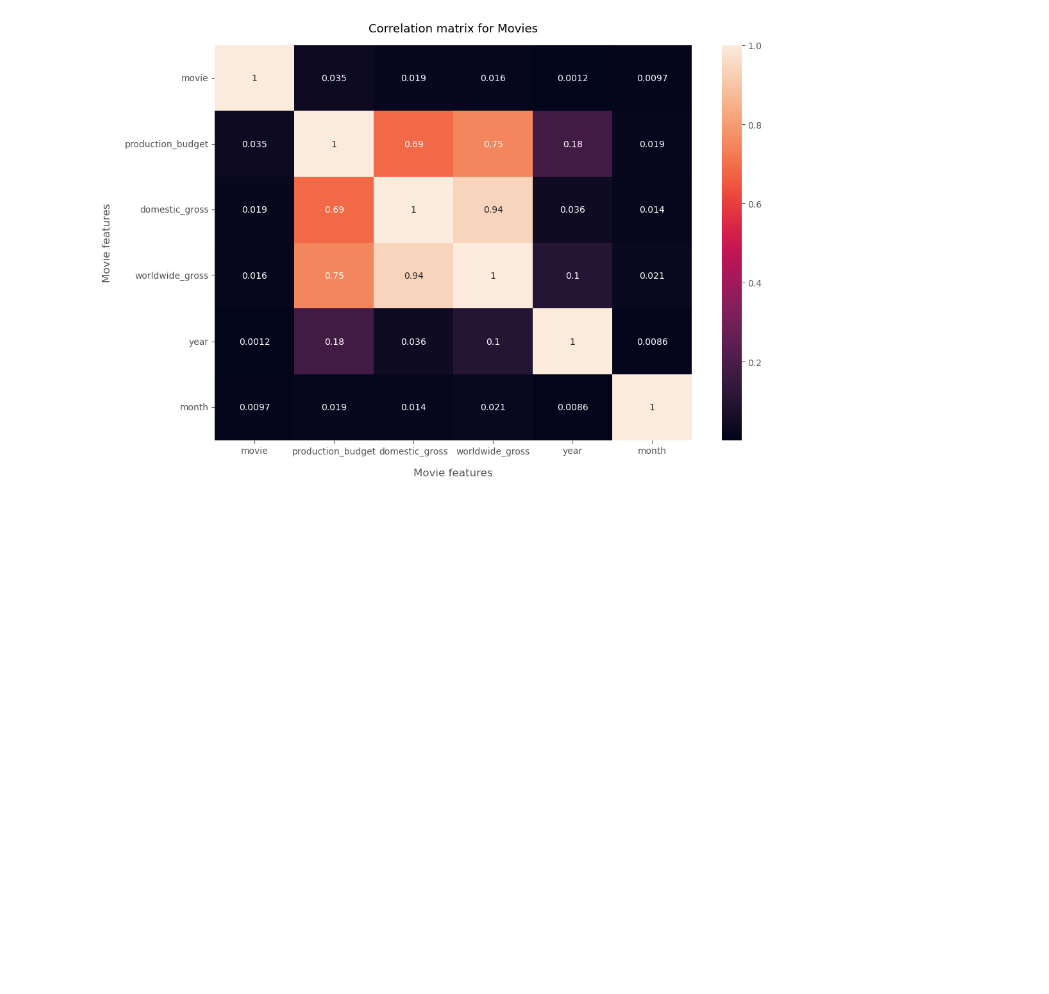
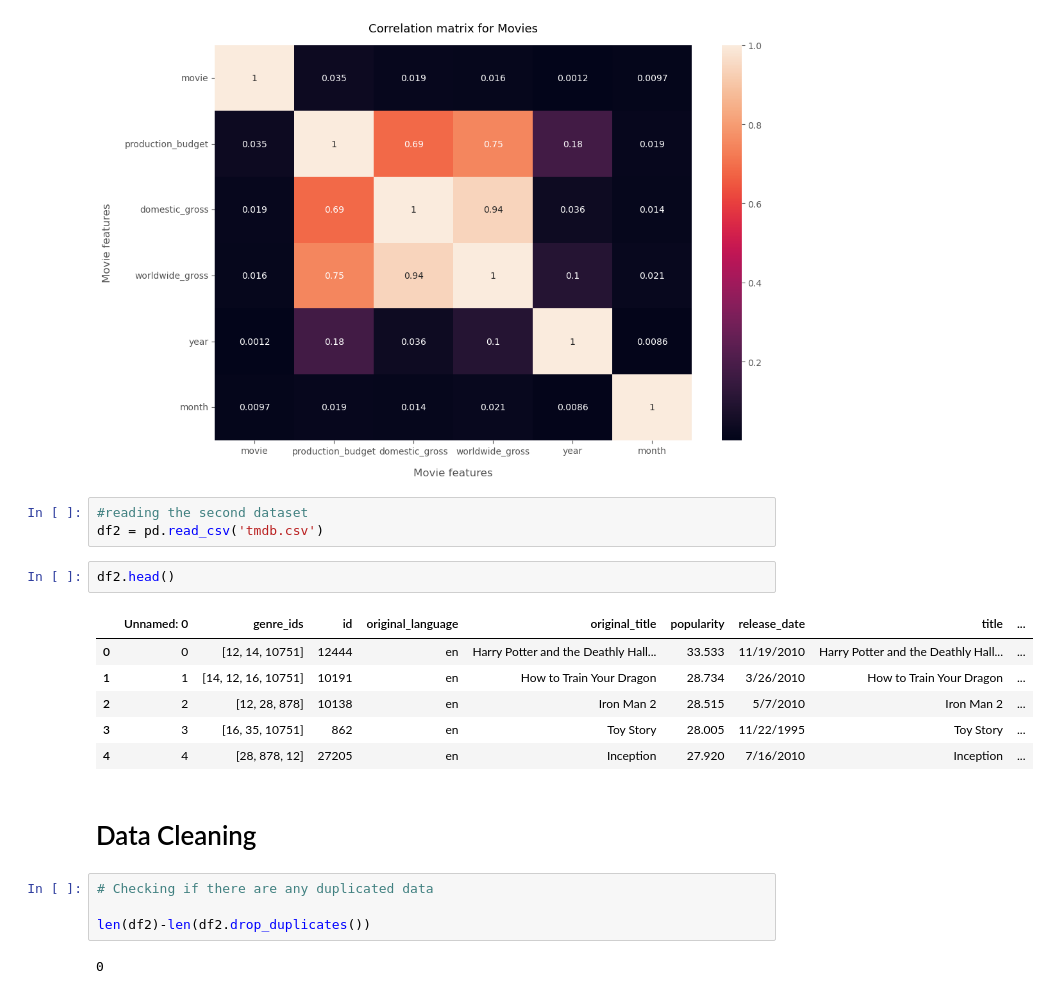
Before and after one commit to sammaash/dsc-phase-1-project, a Jupyter notebook: student.ipynb, the cells around one changed output. Drawn from its saved outputs; the diff is of its cells as text; blank space fills up the shorter version.

Commit message:
second dataset analysis

```diff
--- a/student.ipynb
+++ b/student.ipynb
@@ -334,3 +334,23 @@ plt.ylabel("Movie features", labelpad=14, fontsize=12)
 plt.show()
 # %% [output]
 [figure]
+# %%
+#reading the second dataset
+df2 = pd.read_csv('tmdb.csv')
+# %%
+df2.head()
+# %% [output]
+|  | Unnamed: 0 | genre_ids | id | original_language | original_title | popularity | release_date | title | ... |
+| 0 | 0 | [12, 14, 10751] | 12444 | en | Harry Potter and the Deathly Hall... | 33.533 | 11/19/2010 | Harry Potter and the Deathly Hall... | ... |
+| 1 | 1 | [14, 12, 16, 10751] | 10191 | en | How to Train Your Dragon | 28.734 | 3/26/2010 | How to Train Your Dragon | ... |
+| 2 | 2 | [12, 28, 878] | 10138 | en | Iron Man 2 | 28.515 | 5/7/2010 | Iron Man 2 | ... |
+| 3 | 3 | [16, 35, 10751] | 862 | en | Toy Story | 28.005 | 11/22/1995 | Toy Story | ... |
+| 4 | 4 | [28, 878, 12] | 27205 | en | Inception | 27.920 | 7/16/2010 | Inception | ... |
+# %% [markdown]
+# Data Cleaning
+# %%
+# Checking if there are any duplicated data
+
+len(df2)-len(df2.drop_duplicates())
+# %% [output]
+0
```
Also changed, not shown: parts of 6 cells of this notebook, 2 other files.
